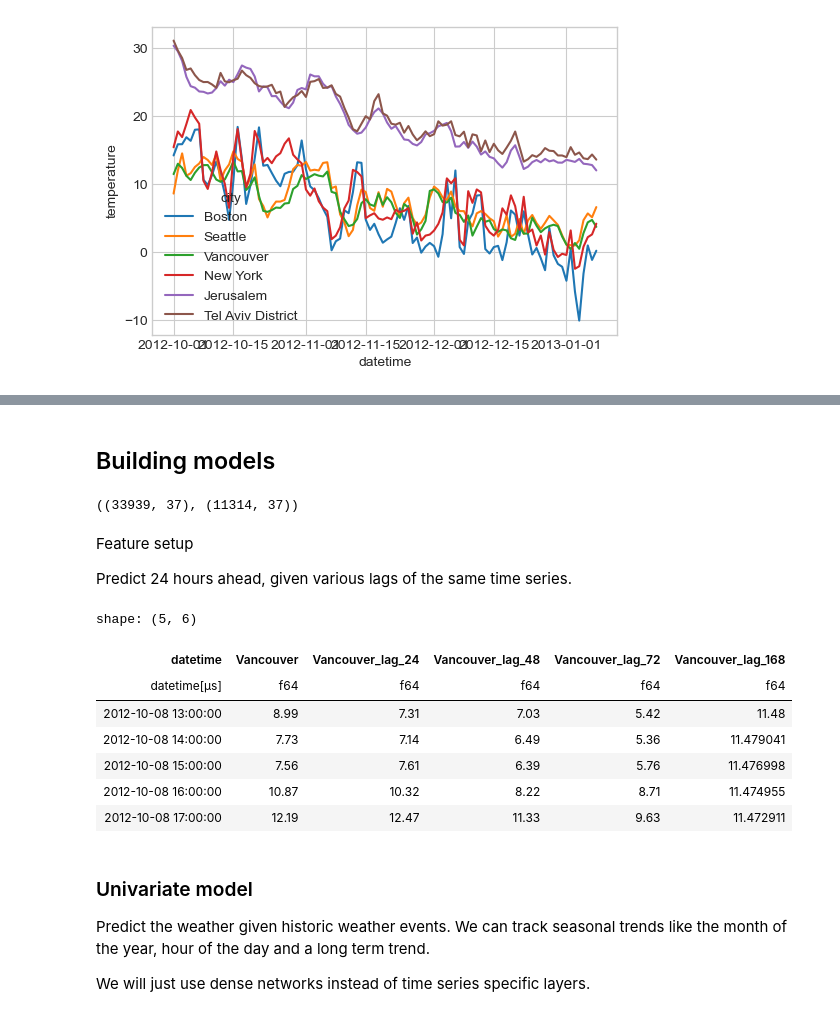
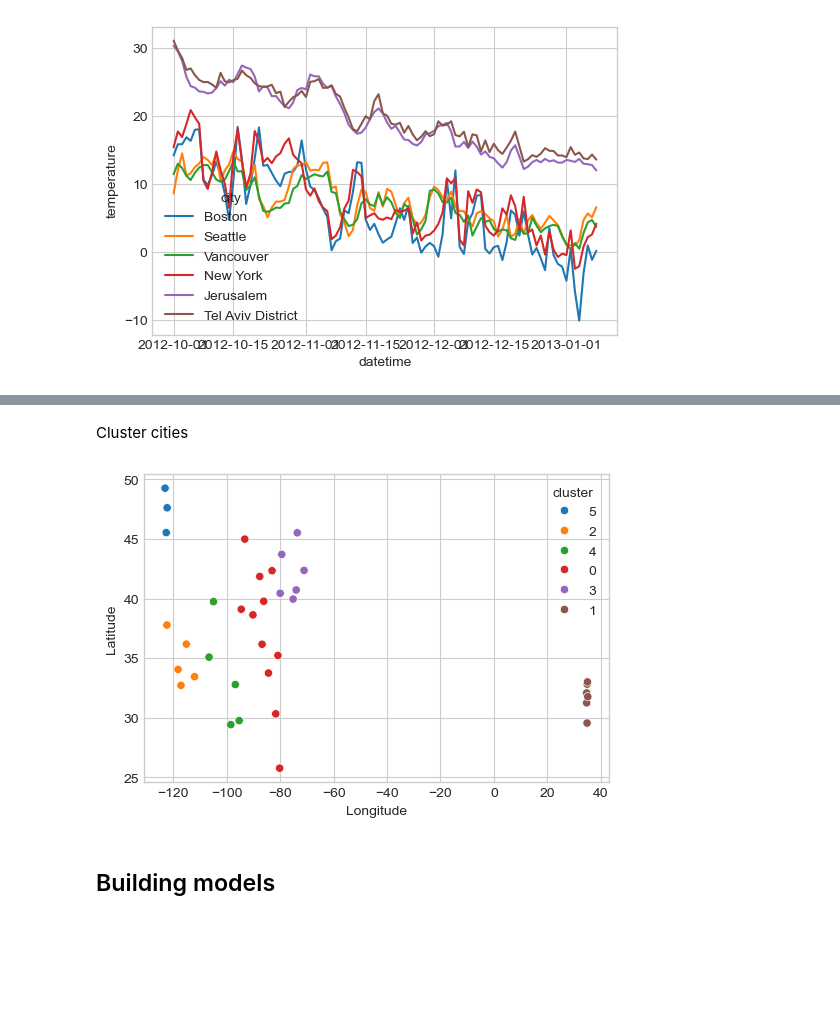
Before and after one commit to stanton119/data-analysis, a Jupyter notebook: neural_networks/fitting_multimodal_distributions/unfinished-multi_task_learning/multitask_learning.ipynb, the cells around one changed output, grey strips where cells are left out. Cells and saved outputs as stored; diff of their text form; code cells hidden in the pictures; blank space fills up the shorter version.

```diff
--- a/neural_networks/fitting_multimodal_distributions/unfinished-multi_task_learning/multitask_learning.ipynb
+++ b/neural_networks/fitting_multimodal_distributions/unfinished-multi_task_learning/multitask_learning.ipynb
@@ -103,59 +163,22 @@ fig.show()
+# %% [markdown]
+Cluster cities
+# %%
+from sklearn.cluster import KMeans
+
+kmeans = KMeans(n_clusters=6, random_state=42)
+clusters = kmeans.fit_predict(df_city_distances[:,1:].to_numpy())
+df_city_attributes = df_city_attributes.with_columns(pl.lit(clusters).alias('cluster'))
+
+fig, ax = plt.subplots(figsize=(6, 4))
+sns.scatterplot(
+    data=df_city_attributes.with_columns(pl.col("cluster").cast(str)),
+    x="Longitude",
+    y="Latitude",
+    hue="cluster",
+    ax=ax,
+)
+fig.show()
+# %% [output]
+[figure, added]
 # %% [markdown]
 ## Building models
-# %%
-df_train = df[: int(df.shape[0] * 0.75)]
-df_test = df[int(df.shape[0] * 0.75) :]
-
-df_train.shape, df_test.shape
-# %% [output]
-((33939, 37), (11314, 37))
-# %% [markdown]
-Feature setup
-
-Predict 24 hours ahead, given various lags of the same time series.
-# %%
-def create_lag_features(df, value_col, lags):
-    for lag in lags:
-        df = df.with_columns(
-            pl.col(value_col).shift(lag).alias(f"{value_col}_lag_{lag}")
-        )
-    return df
-
-
-def filter_null_rows(df):
-    return df.filter(pl.any_horizontal(pl.all().is_null()).not_())
-
-
-def process(df, cities):
-    lags = [24, 24 * 2, 24 * 3, 24 * 7]
-    df = pl.concat(
-        [df.select("datetime")]
-        + [create_lag_features(df.select(city), city, lags) for city in cities],
-        how="horizontal",
-    )
-    df = filter_null_rows(df)
-    return df
-
-
-outcome_cols = ["Vancouver"]
-df_train_proc = process(df_train, outcome_cols)
-df_test_proc = process(df_test, outcome_cols)
-feature_cols = [col for col in df_train_proc.columns if "_lag_" in col]
-df_train_proc.head()
-# %% [output]
-shape: (5, 6)
-| datetime | Vancouver | Vancouver_lag_24 | Vancouver_lag_48 | Vancouver_lag_72 | Vancouver_lag_168 |
-| datetime[μs] | f64 | f64 | f64 | f64 | f64 |
-| 2012-10-08 13:00:00 | 8.99 | 7.31 | 7.03 | 5.42 | 11.48 |
-| 2012-10-08 14:00:00 | 7.73 | 7.14 | 6.49 | 5.36 | 11.479041 |
-| 2012-10-08 15:00:00 | 7.56 | 7.61 | 6.39 | 5.76 | 11.476998 |
-| 2012-10-08 16:00:00 | 10.87 | 10.32 | 8.22 | 8.71 | 11.474955 |
-| 2012-10-08 17:00:00 | 12.19 | 12.47 | 11.33 | 9.63 | 11.472911 |
-# %% [markdown]
-### Univariate model
-
-
-Predict the weather given historic weather events.
-We can track seasonal trends like the month of the year, hour of the day and a long term trend.
-
-We will just use dense networks instead of time series specific layers.
```
Also changed, not shown: parts of 45 cells of this notebook, 1 other file.
